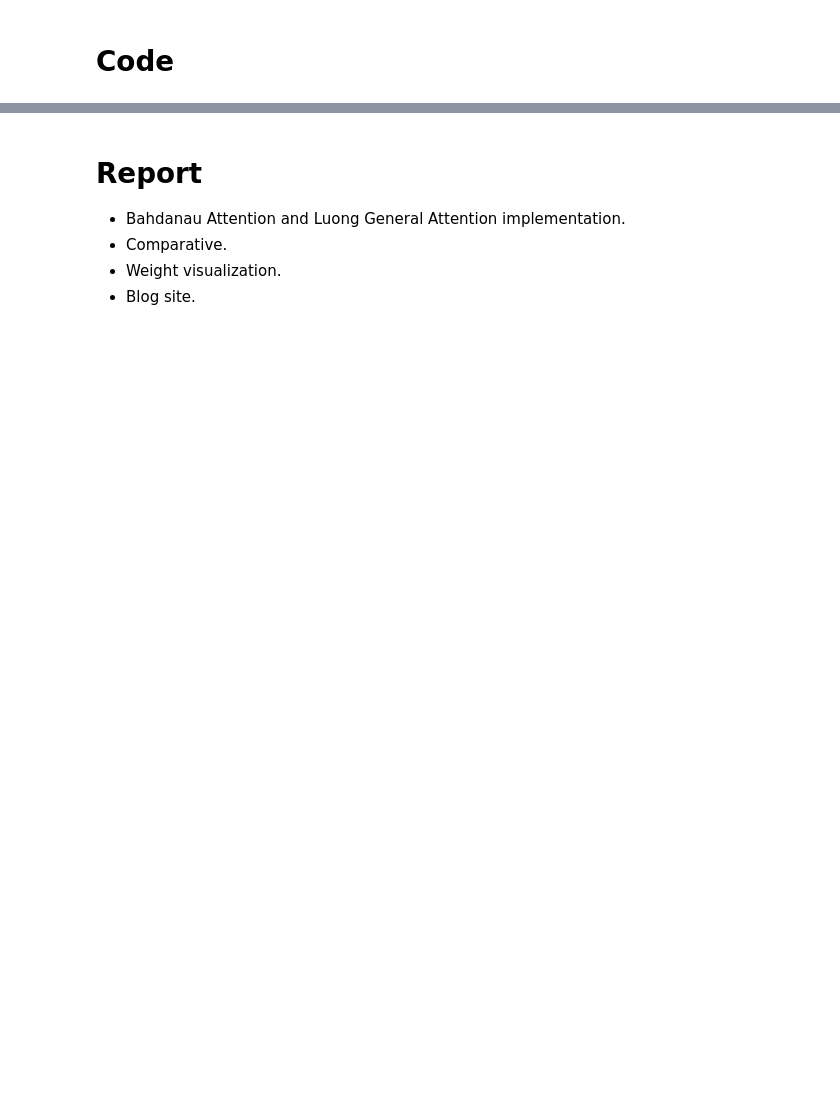
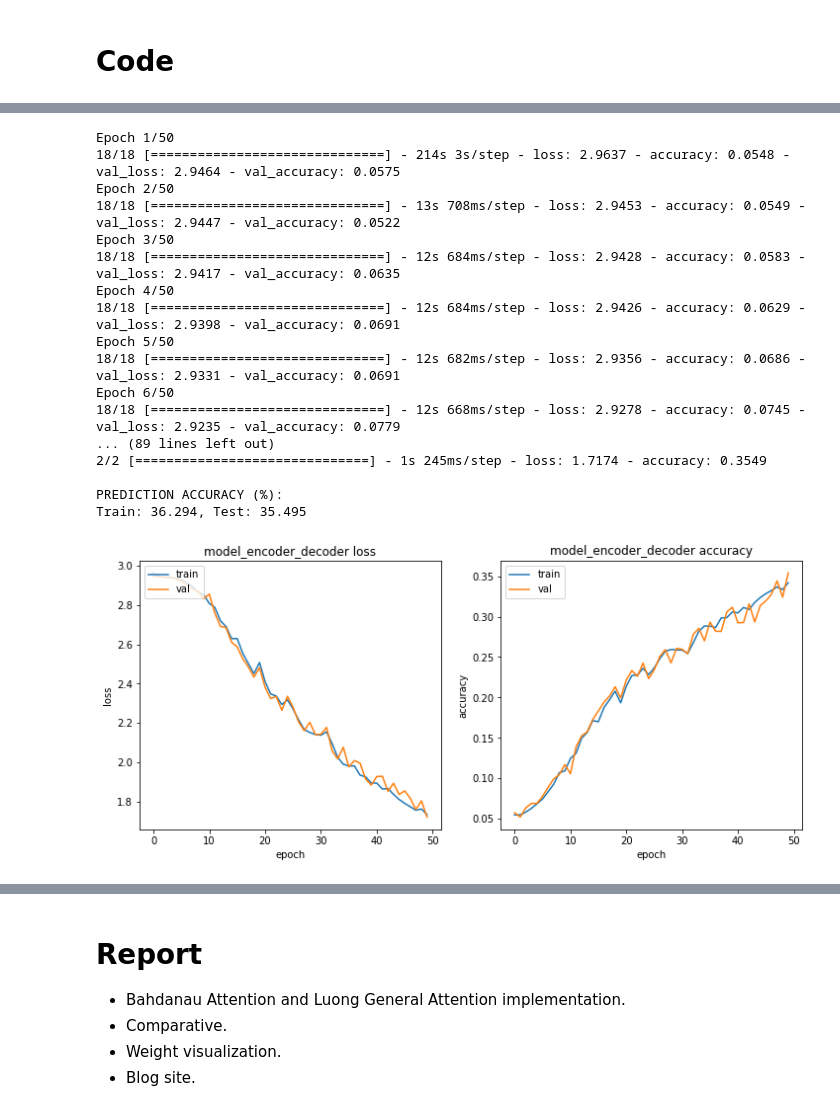
Before and after one commit to JanLeyva/DeepLearning, a Jupyter notebook: Assignment3_2021.ipynb, the cells around one changed output, grey strips where cells are left out. Drawn from its saved outputs; the diff is of its cells as text; code cells hidden in the pictures; blank space fills up the shorter version.

```diff
--- a/Assignment3_2021.ipynb
+++ b/Assignment3_2021.ipynb
@@ -519,0 +424,28 @@ Train: 37.770, Test: 36.695
+# %%
+# attention model
+attentionLuongGeneral = LuongGeneralAttention(units = 100)
+model_attentionLuongGeneral = build_attention_model(attentionLuongGeneral, batch_size, rnn_units)
+
+
+#training
+train_test(model_attentionLuongGeneral, X_train, y_train , X_test,
+           y_test, batch_size=batch_size, epochs=50, patience=3)
+# %% [output]
+Epoch 1/50
+18/18 [==============================] - 214s 3s/step - loss: 2.9637 - accuracy: 0.0548 - val_loss: 2.9464 - val_accuracy: 0.0575
+Epoch 2/50
+18/18 [==============================] - 13s 708ms/step - loss: 2.9453 - accuracy: 0.0549 - val_loss: 2.9447 - val_accuracy: 0.0522
+Epoch 3/50
+18/18 [==============================] - 12s 684ms/step - loss: 2.9428 - accuracy: 0.0583 - val_loss: 2.9417 - val_accuracy: 0.0635
+Epoch 4/50
+18/18 [==============================] - 12s 684ms/step - loss: 2.9426 - accuracy: 0.0629 - val_loss: 2.9398 - val_accuracy: 0.0691
+Epoch 5/50
+18/18 [==============================] - 12s 682ms/step - loss: 2.9356 - accuracy: 0.0686 - val_loss: 2.9331 - val_accuracy: 0.0691
+Epoch 6/50
+18/18 [==============================] - 12s 668ms/step - loss: 2.9278 - accuracy: 0.0745 - val_loss: 2.9235 - val_accuracy: 0.0779
+... (89 lines left out)
+2/2 [==============================] - 1s 245ms/step - loss: 1.7174 - accuracy: 0.3549
+
+PREDICTION ACCURACY (%):
+Train: 36.294, Test: 35.495
+[figure, added]
```
Also changed, not shown: parts of 62 cells of this notebook.
